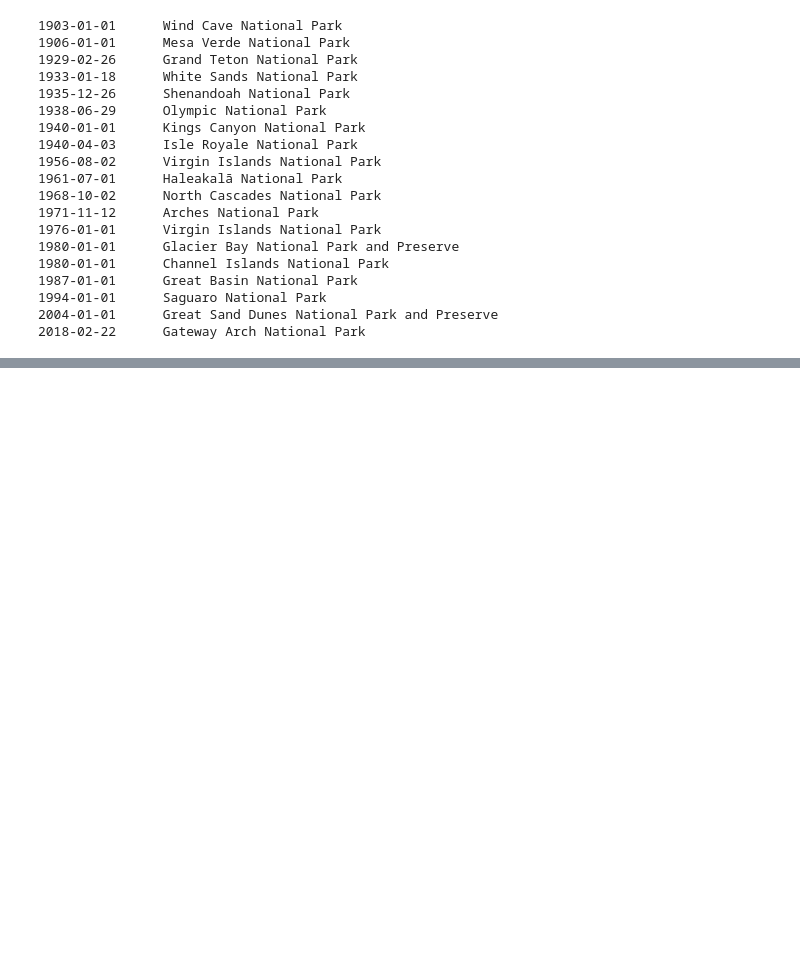
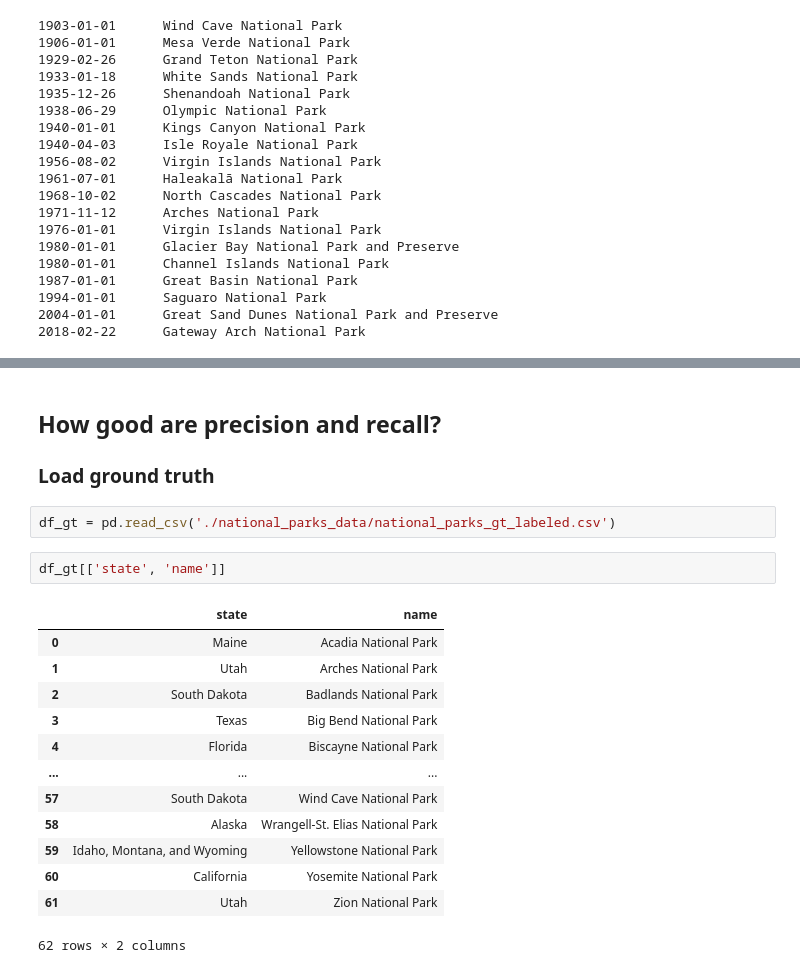
Before and after one commit to mikecafarella/KNP, a Jupyter notebook: examples/KNPSDemo.ipynb, the cells around one changed output, grey strips where cells are left out. Cells and saved outputs as stored; diff of their text form; blank space fills up the shorter version.

```diff
--- a/examples/KNPSDemo.ipynb
+++ b/examples/KNPSDemo.ipynb
@@ -324,0 +342,22 @@ func_lib.arrow_map(parks.df[20:40], 'Inception_P571', 'Lon_Lat_P625', 'entity_su
+# %% [markdown]
+## How good are precision and recall?
+
+### Load ground truth
+# %%
+df_gt = pd.read_csv('./national_parks_data/national_parks_gt_labeled.csv')
+# %%
+df_gt[['state', 'name']]
+# %% [output]
+|  | state | name |
+| 0 | Maine | Acadia National Park |
+| 1 | Utah | Arches National Park |
+| 2 | South Dakota | Badlands National Park |
+| 3 | Texas | Big Bend National Park |
+| 4 | Florida | Biscayne National Park |
+| ... | ... | ... |
+| 57 | South Dakota | Wind Cave National Park |
+| 58 | Alaska | Wrangell-St. Elias National Park |
+| 59 | Idaho, Montana, and Wyoming | Yellowstone National Park |
+| 60 | California | Yosemite National Park |
+| 61 | Utah | Zion National Park |
+62 rows × 2 columns
```
Also changed, not shown: parts of 9 cells of this notebook, 3 other files.
